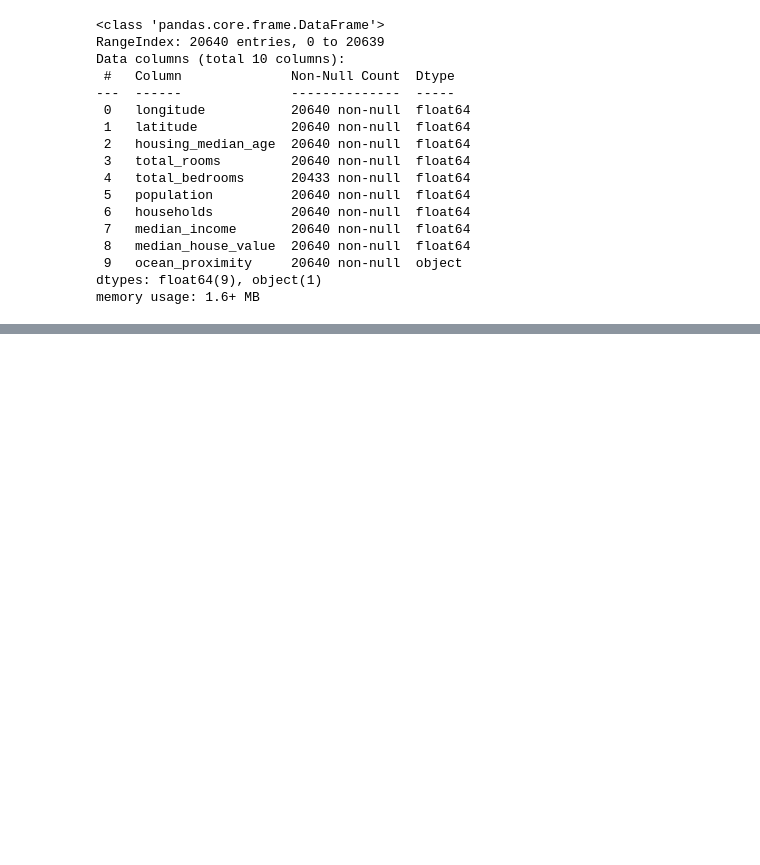
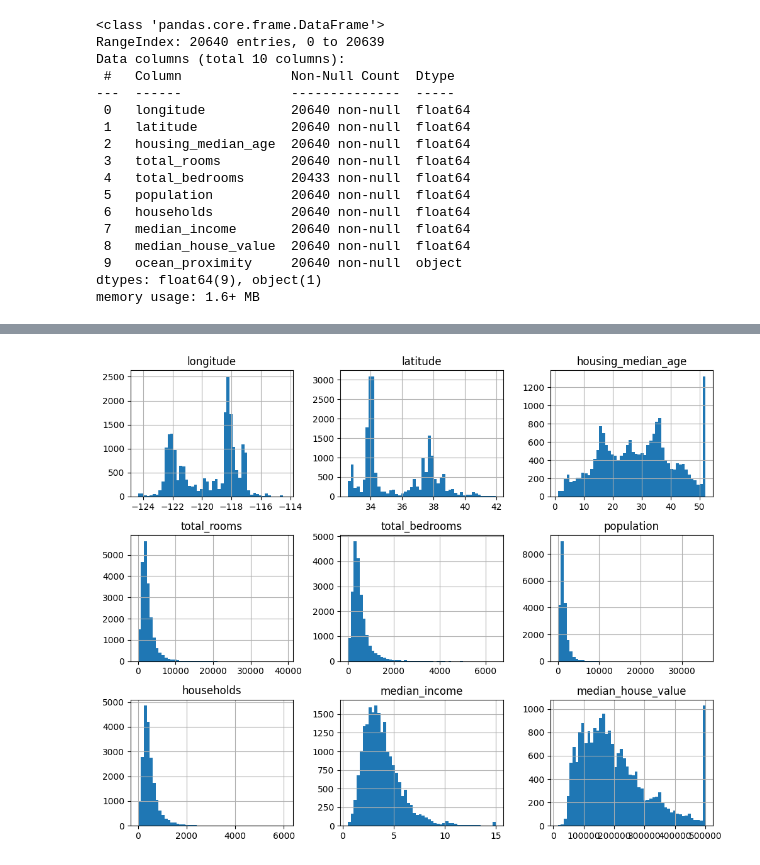
Before and after one commit to manojhunasimarad/Homl, a Jupyter notebook: 02_endtoend_housing_project.ipynb, the cells around one changed output, grey strips where cells are left out. Saved outputs shown, nothing was run; the diff lists cells and outputs as text; code cells hidden in the pictures; blank space fills up the shorter version.

Commit message:
Chapter 2: Explore data with statistics and histograms

```diff
--- a/02_endtoend_housing_project.ipynb
+++ b/02_endtoend_housing_project.ipynb
@@ -42,0 +57,7 @@ memory usage: 1.6+ MB
+# %%
+#lets use matplot to display
+housing.hist(bins=50,figsize=(10,8))
+plt.tight_layout()
+plt.show()
+# %% [output]
+[figure, added]
```
Also changed, not shown: parts of 4 cells of this notebook.
